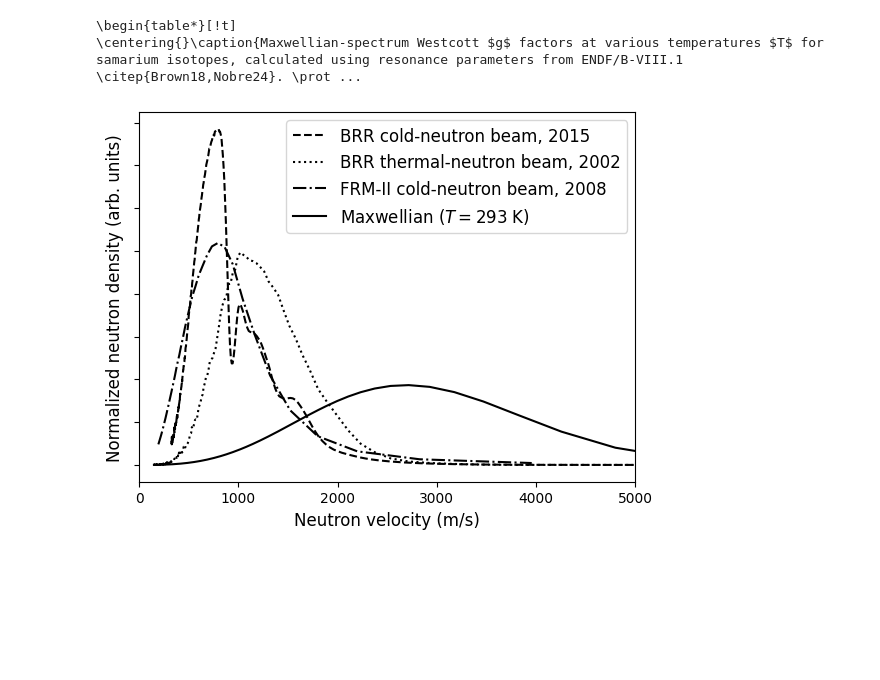
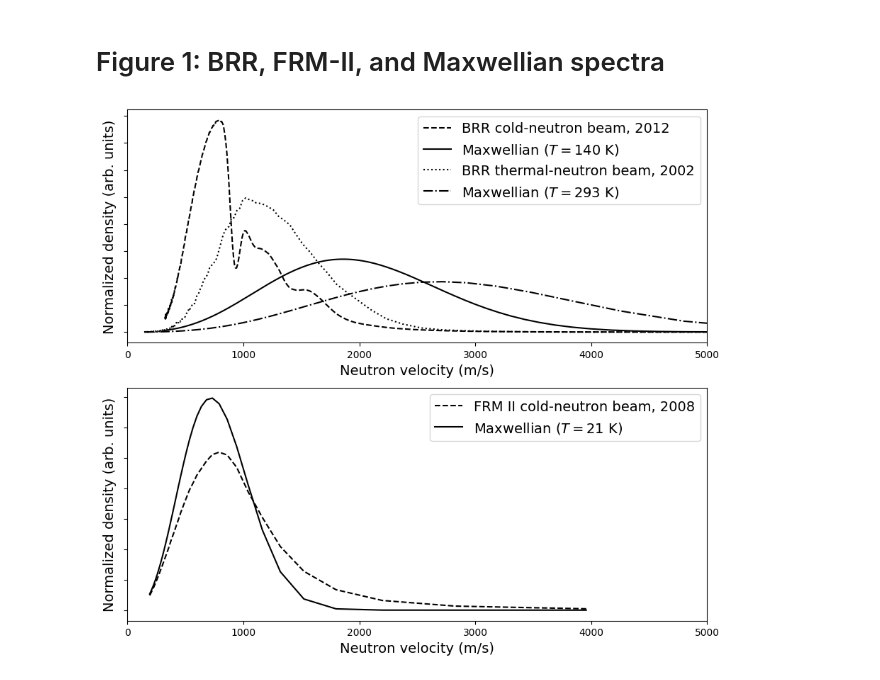
Before and after one commit to DMatters/Westcott_g-factor, a Jupyter notebook: manuscript_tables_figures.ipynb, the cells around one changed output. Cells and saved outputs as stored; diff of their text form; code cells hidden in the pictures; blank space fills up the shorter version.

Commit message:
Updated notebook to produce all tables and figures

```diff
--- a/manuscript_tables_figures.ipynb
+++ b/manuscript_tables_figures.ipynb
@@ -144,9 +100,0 @@ print("\\centering{}\\caption{Maxwellian-spectrum Westcott $g$ factors at variou
-# %%
-# Look at stable and long-lived isotopes of Sm (144Sm, 146Sm, 147Sm, 148Sm, 149Sm, 150Sm, 151Sm, 152Sm, 154Sm)
-isotopes_Samarium = ['Sm144', 'Sm146', 'Sm147', 'Sm148', 'Sm149', 'Sm150', 'Sm151', 'Sm152', 'Sm154']
-print("\\begin{table*}[!t]")
-print("\\centering{}\\caption{Maxwellian-spectrum Westcott $g$ factors at various temperatures $T$ for samarium isotopes, calculated using resonance parameters from ENDF/B-VIII.1 \\citep{Brown18,Nobre24}. \\protect\\label{Table:Samarium_g-factors}}")
-#create_tables(isotopes_Samarium, 1)
-# %% [output]
-\begin{table*}[!t]
-\centering{}\caption{Maxwellian-spectrum Westcott $g$ factors at various temperatures $T$ for samarium isotopes, calculated using resonance parameters from ENDF/B-VIII.1 \citep{Brown18,Nobre24}. \prot ...
@@ -153,45 +208,60 @@ print("\\centering{}\\caption{Maxwellian-spectrum Westcott $g$ factors at variou
+# %% [markdown]
+# Figure 1: BRR, FRM-II, and Maxwellian spectra
 # %%
 # Define and plot neutron velocity distributions from energy spectra
 def p(vn, phi, T=293):
     p_array = []
     for i in range(len(vn)):
         vt = np.sqrt(2 * kB * T / m_n)
         p_array.append(2 * vt * phi[i] / (np.sqrt(np.pi) * vn[i]))
     N = trapezoid(np.array(p_array), vn)  # Normalization factor, to ensure integral of p(T,v) integrates to 1 (Molnar p. 12)
     return np.array(p_array)/N
 
-# Import BRR and FRM-II neutron spectra
+# Import BRR and FRM II neutron spectra
 En_BRR_thermal, dndE_BRR_thermal = gw.import_spectrum('/Users/davidmatters/westcott/spectra/csv/bnc_thermal_spectrum_2002.csv')
-En_BRR_cold, dndE_BRR_cold = gw.import_spectrum('/Users/davidmatters/westcott/spectra/csv/bnc_cold_spectrum_2015.csv')
+En_BRR_cold, dndE_BRR_cold = gw.import_spectrum('/Users/davidmatters/westcott/spectra/csv/bnc_cold_spectrum_2012.csv')
 En_FRM_cold, dndE_FRM_cold = gw.import_spectrum('/Users/davidmatters/westcott/spectra/csv/frm-ii_cold_spectrum_2008.csv')
 
-# Plot BRR and FRM-II distributions against Maxwellian
+# Prepare BRR distributions to plot against Maxwellian
 p_BRR_cold = p(gw.vel(En_BRR_cold), dndE_BRR_cold)
 p_BRR_thermal = p(gw.vel(En_BRR_thermal), dndE_BRR_thermal)
 p_FRM_cold = p(gw.vel(En_FRM_cold), dndE_FRM_cold)
 
-p_Maxwellian_21 = gw.phi_Maxwellian(21, gw.vel(En_BRR_thermal))
-p_Maxwellian_140 = gw.phi_Maxwellian(140, gw.vel(En_BRR_thermal))
+p_Maxwellian_21 = gw.phi_Maxwellian(21, gw.vel(En_FRM_cold))
+p_Maxwellian_140 = gw.phi_Maxwellian(140, gw.vel(En_BRR_cold))
 p_Maxwellian_293 = gw.phi_Maxwellian(293, gw.vel(En_BRR_thermal))
 
+f = plt.figure(figsize=(9,8))
+ax = f.add_subplot(211)
+ax2 = f.add_subplot(212)
+
+# BRR and Maxwellian spectra
+plt.subplot(2,1,1)
 plt.plot(gw.vel(En_BRR_cold), p_BRR_cold, color='k', linestyle='dashed')
+plt.plot(gw.vel(En_BRR_cold), p_Maxwellian_140, color='k', linestyle='solid')
 plt.plot(gw.vel(En_BRR_thermal), p_BRR_thermal, color='k', linestyle='dotted')
-plt.plot(gw.vel(En_FRM_cold), p_FRM_cold, color='k', linestyle='dashdot')
-
-#plt.plot(gw.vel(En_BRR_thermal), p_Maxwellian_21, color='k', linestyle='solid')
-#plt.plot(gw.vel(En_BRR_thermal), p_Maxwellian_140, color='k', linestyle='solid')
-plt.plot(gw.vel(En_BRR_thermal), p_Maxwellian_293, color='k', linestyle='solid')
+plt.plot(gw.vel(En_BRR_thermal), p_Maxwellian_293, color='k', linestyle='dashdot')
 
 ax = plt.gca()
 ax.set_xlim([0,5000])
-#ax.set_yscale('log')
-plt.xlabel(r"Neutron velocity (m/s)", size = 12)
-plt.ylabel(r"Normalized neutron density (arb. units)", size = 12)
+plt.xlabel(r"Neutron velocity (m/s)", size = 14)
+plt.ylabel(r"Normalized density (arb. units)", size = 14)
 ax.axes.yaxis.set_ticklabels([])
-#plt.tick_params(axis='both', which='major', labelsize=30)
-plt.legend([r"BRR cold-neutron beam, 2015", r"BRR thermal-neutron beam, 2002", r"FRM-II cold-neutron beam, 2008", r"Maxwellian ($T=293$ K)"], loc='best', prop={'size':12})
-plt.show()
-#plt.savefig('spectra.pdf', bbox_inches='tight')
-#plt.savefig('spectra.eps', bbox_inches='tight')
+plt.legend([r"BRR cold-neutron beam, 2012", r"Maxwellian ($T=140$ K)", r"BRR thermal-neutron beam, 2002", r"Maxwellian ($T=293$ K)"], loc='best', prop={'size':14})
+
+# FRM II and Maxwellian spectra
+plt.subplot(2,1,2)
+plt.plot(gw.vel(En_FRM_cold), p_FRM_cold, color='k', linestyle='dashed')
+plt.plot(gw.vel(En_FRM_cold), p_Maxwellian_21, color='k', linestyle='solid')
+
+ax2 = plt.gca()
+ax2.set_xlim([0,5000])
+plt.xlabel(r"Neutron velocity (m/s)", size = 14)
+plt.ylabel(r"Normalized density (arb. units)", size = 14)
+ax2.axes.yaxis.set_ticklabels([])
+plt.legend([r"FRM II cold-neutron beam, 2008", r"Maxwellian ($T=21$ K)"], loc='best', prop={'size':14})
+
+plt.tight_layout()
+plt.savefig('spectra/spectra_BRR_FRM-II.pdf', bbox_inches='tight')
 # %% [output]
-[figure, old version]
+[figure, new version]
```
Also changed, not shown: parts of 17 cells of this notebook, 14 other files.
